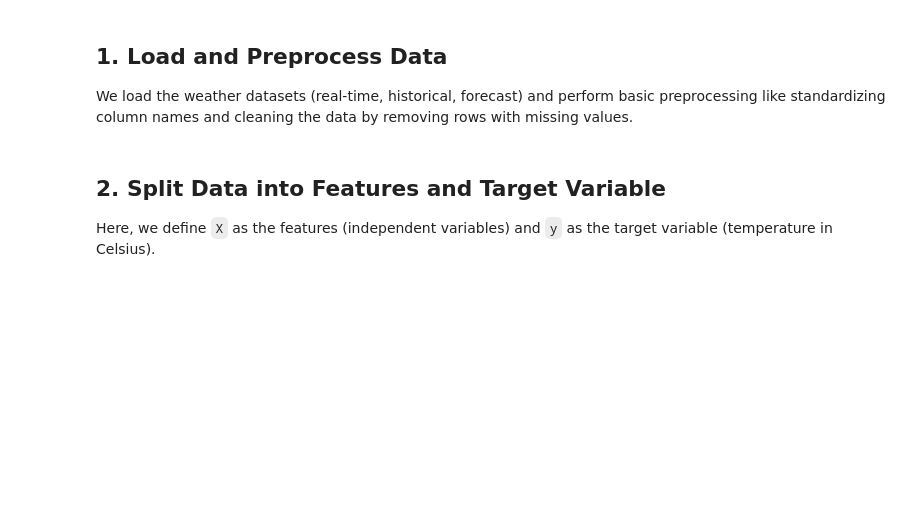
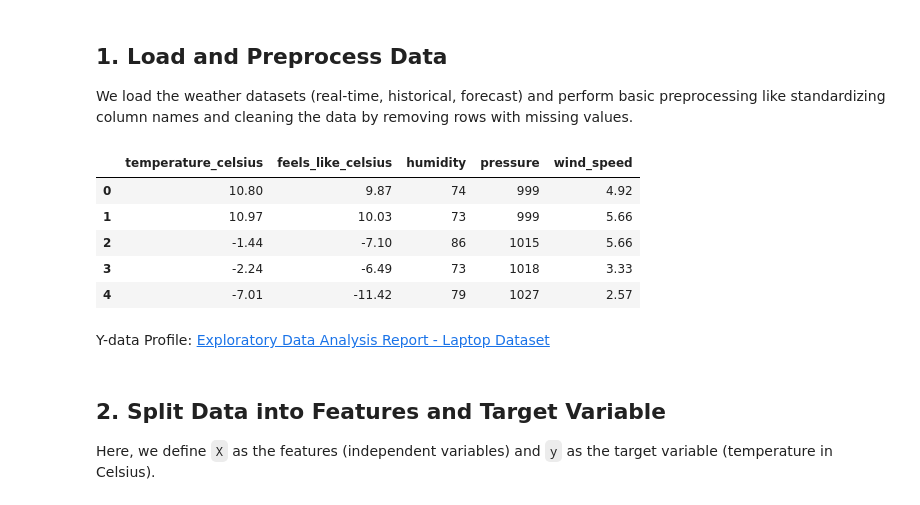
Before and after one commit to sandeepmondkar14/regression-model, a Jupyter notebook: scikit and extra trees.ipynb, the cells around one changed output. Saved outputs shown, nothing was run; the diff lists cells and outputs as text; code cells hidden in the pictures; blank space fills up the shorter version.

```diff
--- a/scikit and extra trees.ipynb
+++ b/scikit and extra trees.ipynb
@@ -31,6 +31,18 @@ weather_df = pd.concat([real_time_df, historical_df, forecast_24h_df, forecast_1
 # Select relevant features for the model
 columns_to_keep = ['temperature_celsius', 'feels_like_celsius', 'humidity', 'pressure', 'wind_speed']
 weather_df = weather_df[columns_to_keep].dropna()
+# %%
+weather_df.head()
+# %% [output]
+|  | temperature_celsius | feels_like_celsius | humidity | pressure | wind_speed |
+| 0 | 10.80 | 9.87 | 74 | 999 | 4.92 |
+| 1 | 10.97 | 10.03 | 73 | 999 | 5.66 |
+| 2 | -1.44 | -7.10 | 86 | 1015 | 5.66 |
+| 3 | -2.24 | -6.49 | 73 | 1018 | 3.33 |
+| 4 | -7.01 | -11.42 | 79 | 1027 | 2.57 |
+# %% [markdown]
+Y-data Profile:
+[Exploratory Data Analysis Report - Laptop Dataset](https://sandeepmondkar14.github.io/regression-model)
 # %% [markdown]
 ## 2. Split Data into Features and Target Variable
 Here, we define `X` as the features (independent variables) and `y` as the target variable (temperature in Celsius).
```
